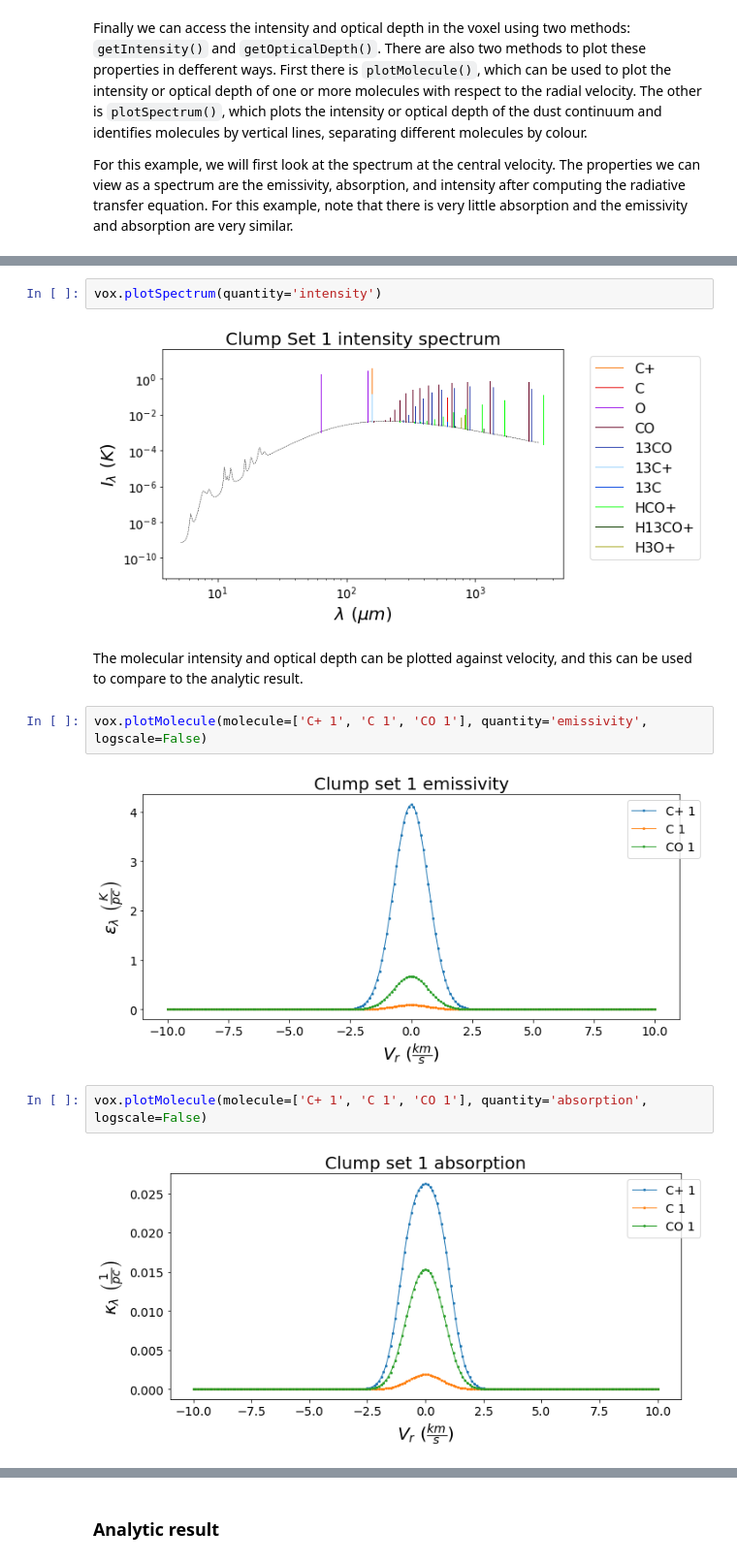
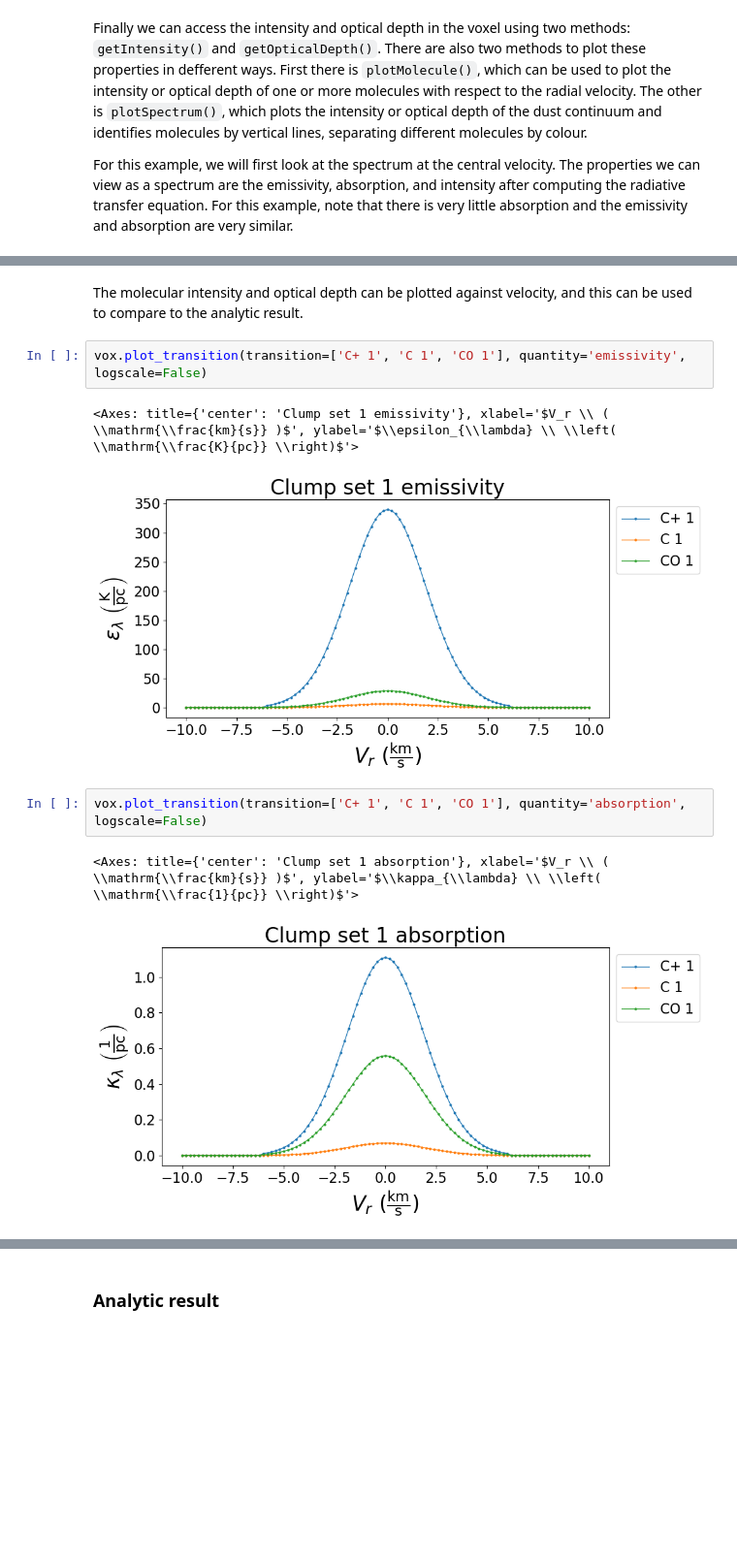
Before and after one commit to CraigYanitski/kosmatau3d, a Jupyter notebook: notebooks/single-voxel/voxel.ipynb, the cells around one changed output, grey strips where cells are left out. Shown at 97% size. Cells and saved outputs as stored; diff of their text form; blank space fills up the shorter version.

```diff
--- a/notebooks/single-voxel/voxel.ipynb
+++ b/notebooks/single-voxel/voxel.ipynb
@@ -340,15 +436,13 @@ vox.plotSpectrum(quantity='absorption')
-# %%
-vox.plotSpectrum(quantity='intensity')
-# %% [output]
-[figure, removed]
 # %% [markdown]
 The molecular intensity and optical depth can be plotted against velocity, and this can be used to compare to the analytic result.
 # %%
-vox.plotMolecule(molecule=['C+ 1', 'C 1', 'CO 1'], quantity='emissivity', logscale=False)
+vox.plot_transition(transition=['C+ 1', 'C 1', 'CO 1'], quantity='emissivity', logscale=False)
 # %% [output]
+<Axes: title={'center': 'Clump set 1 emissivity'}, xlabel='$V_r \\ ( \\mathrm{\\frac{km}{s}} )$', ylabel='$\\epsilon_{\\lambda} \\ \\left( \\mathrm{\\frac{K}{pc}} \\right)$'>
-[figure, old version]
+[figure, new version]
 # %%
-vox.plotMolecule(molecule=['C+ 1', 'C 1', 'CO 1'], quantity='absorption', logscale=False)
+vox.plot_transition(transition=['C+ 1', 'C 1', 'CO 1'], quantity='absorption', logscale=False)
 # %% [output]
+<Axes: title={'center': 'Clump set 1 absorption'}, xlabel='$V_r \\ ( \\mathrm{\\frac{km}{s}} )$', ylabel='$\\kappa_{\\lambda} \\ \\left( \\mathrm{\\frac{1}{pc}} \\right)$'>
-[figure, old version]
+[figure, new version]
 # %%
```
Also changed, not shown: parts of 103 cells of this notebook.
